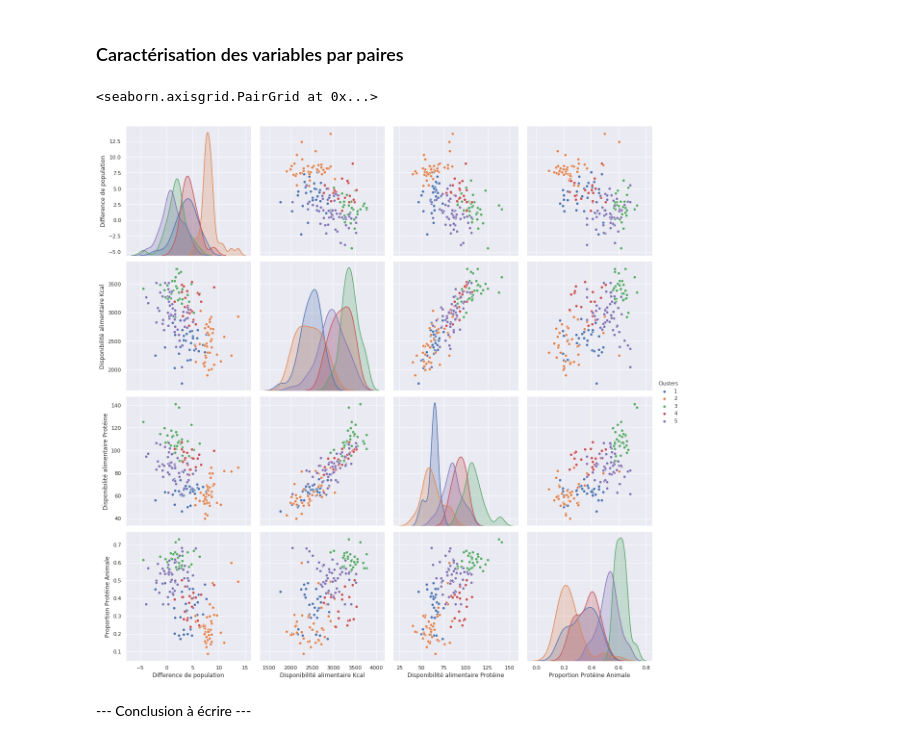
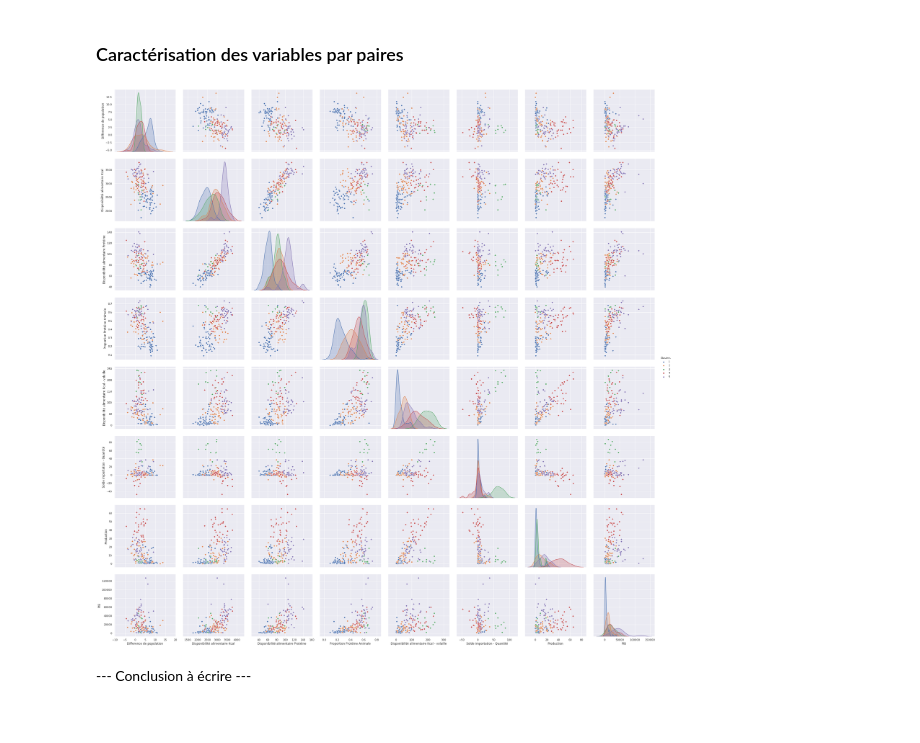
Before and after one commit to FranckDELRUE/FranckDELRUE-OCR-Project-5-DAn-Python, a Jupyter notebook: P5_02_Code.ipynb, the cells around one changed output. Drawn from its saved outputs; the diff is of its cells as text; code cells hidden in the pictures.

```diff
--- a/P5_02_Code.ipynb
+++ b/P5_02_Code.ipynb
@@ -229,12 +170,13 @@ OCR.plotbox(data, clusters)
 ### Caractérisation des variables par paires
 # %%
 df = pd.DataFrame(data=X)
-df.columns = ["Difference de population","Disponibilité alimentaire Kcal","Disponibilité alimentaire Protéine","Proportion Protéine Animale"]
+df.columns =  ['Difference de population', 'Disponibilité alimentaire Kcal', 'Disponibilité alimentaire Protéine', 'Proportion Protéine Animale', 'Disponibilité alimentaire Kcal - volaille', 'Solde importation - Quantité', 'Production', 'PIB']
 df['Clusters'] = fcluster(Z, 5, criterion='maxclust')
 sns.pairplot(df, hue='Clusters', height=4)
+
+plt.savefig('Images/carac_paires.png')
 # %% [output]
-<seaborn.axisgrid.PairGrid at 0x...>
-[figure, old version]
+[figure, new version]
 # %% [markdown]
 --- Conclusion à écrire ---
 # %% [markdown]
```
Also changed, not shown: parts of 96 cells of this notebook, 22 other files.
